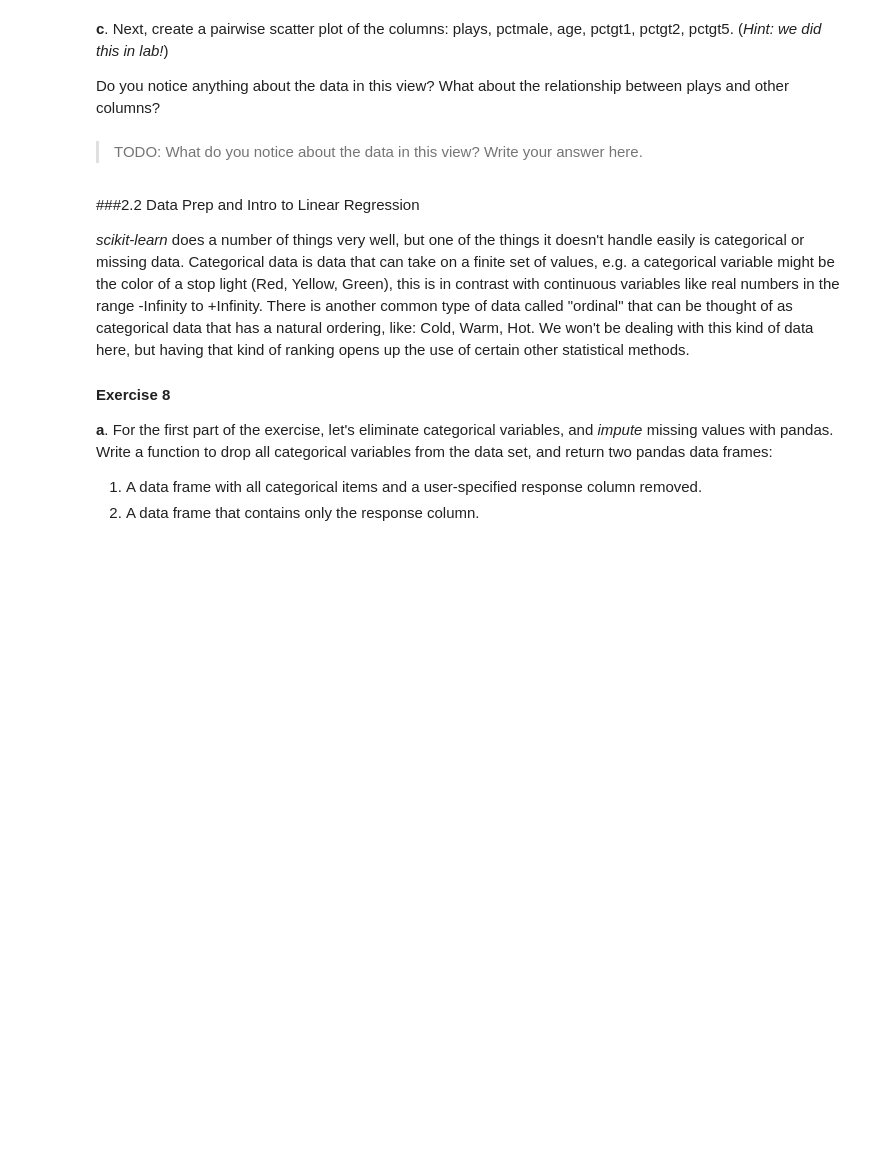
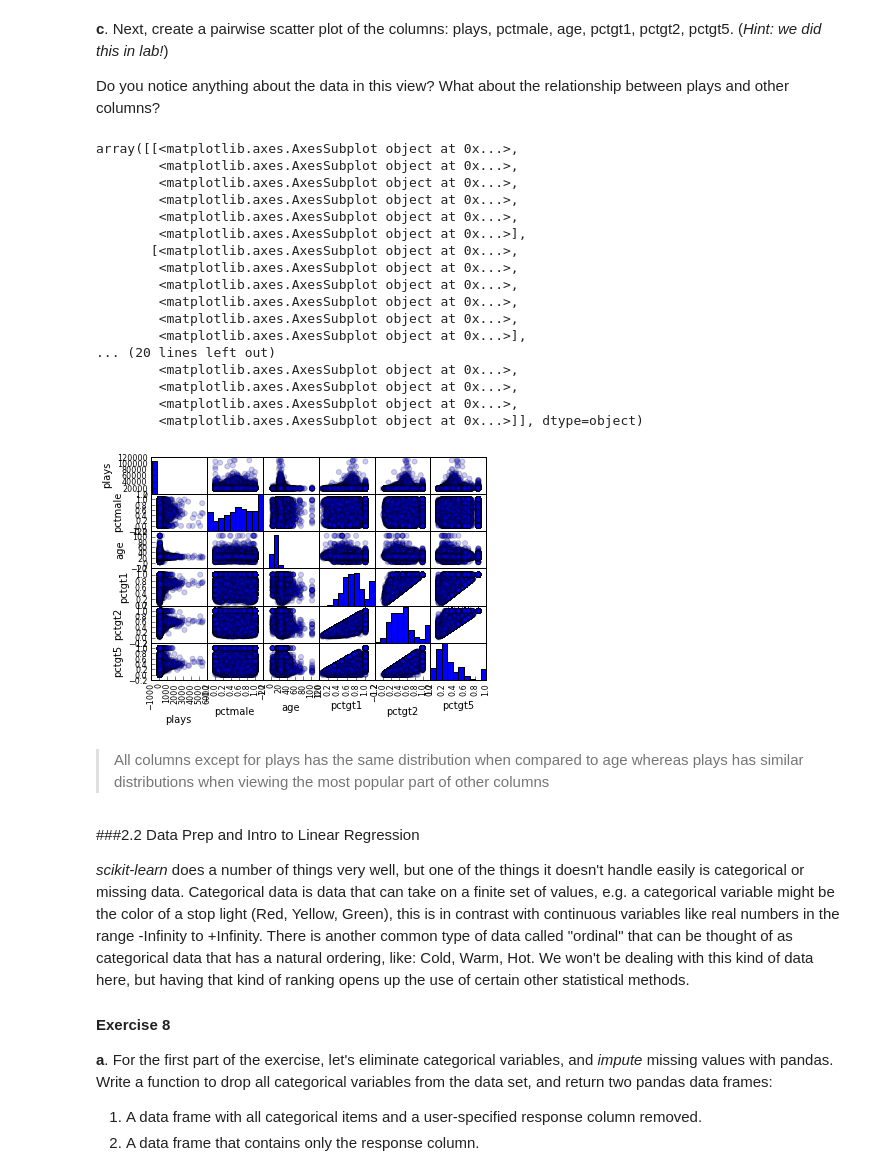
Before and after one commit to wu-david/datascience-sp14, a Jupyter notebook: hw2/HW2.ipynb, the cells around one changed output. Saved outputs shown, nothing was run; the diff lists cells and outputs as text; code cells hidden in the pictures; blank space fills up the shorter version.

```diff
--- a/hw2/HW2.ipynb
+++ b/hw2/HW2.ipynb
@@ -577,8 +597,30 @@ pctgt1         108537  non-null values
 Do you notice anything about the data in this view? What about the relationship between plays and other columns?
 # %%
 # TODO: Your commands to generate a scatter plot here.
+df = train.ix[:,:'pctgt5']
+pd.scatter_matrix(df, alpha=0.2)
+#pd.scatter_matrix(train, figsize=(10,8))
+# %% [output]
+array([[<matplotlib.axes.AxesSubplot object at 0x...>,
+        <matplotlib.axes.AxesSubplot object at 0x...>,
+        <matplotlib.axes.AxesSubplot object at 0x...>,
+        <matplotlib.axes.AxesSubplot object at 0x...>,
+        <matplotlib.axes.AxesSubplot object at 0x...>,
+        <matplotlib.axes.AxesSubplot object at 0x...>],
+       [<matplotlib.axes.AxesSubplot object at 0x...>,
+        <matplotlib.axes.AxesSubplot object at 0x...>,
+        <matplotlib.axes.AxesSubplot object at 0x...>,
+        <matplotlib.axes.AxesSubplot object at 0x...>,
+        <matplotlib.axes.AxesSubplot object at 0x...>,
+        <matplotlib.axes.AxesSubplot object at 0x...>],
+... (20 lines left out)
+        <matplotlib.axes.AxesSubplot object at 0x...>,
+        <matplotlib.axes.AxesSubplot object at 0x...>,
+        <matplotlib.axes.AxesSubplot object at 0x...>,
+        <matplotlib.axes.AxesSubplot object at 0x...>]], dtype=object)
+[figure, added]
-# %% [markdown]
->TODO: What do you notice about the data in this view? Write your answer here.
+# %% [markdown]
+> All columns except for plays has the same distribution when compared to age whereas plays has similar distributions when viewing the most popular part of other columns
 # %% [markdown]
 ###2.2 Data Prep and Intro to Linear Regression
 
```
Also changed, not shown: parts of 39 cells of this notebook, 2 other files.
